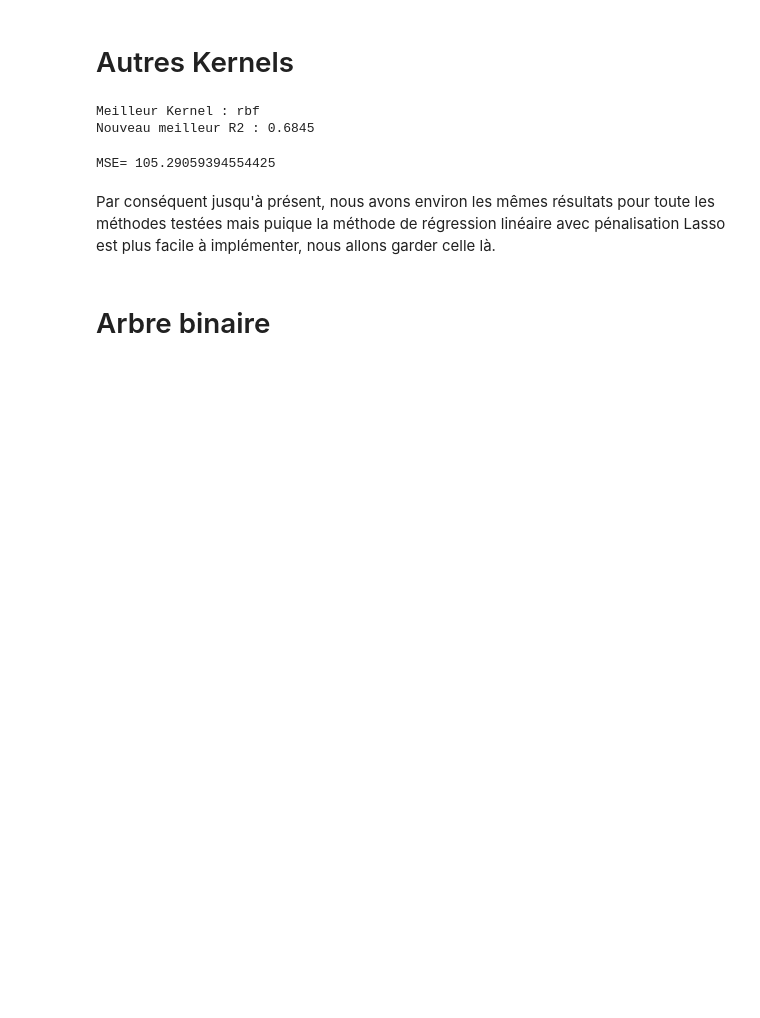
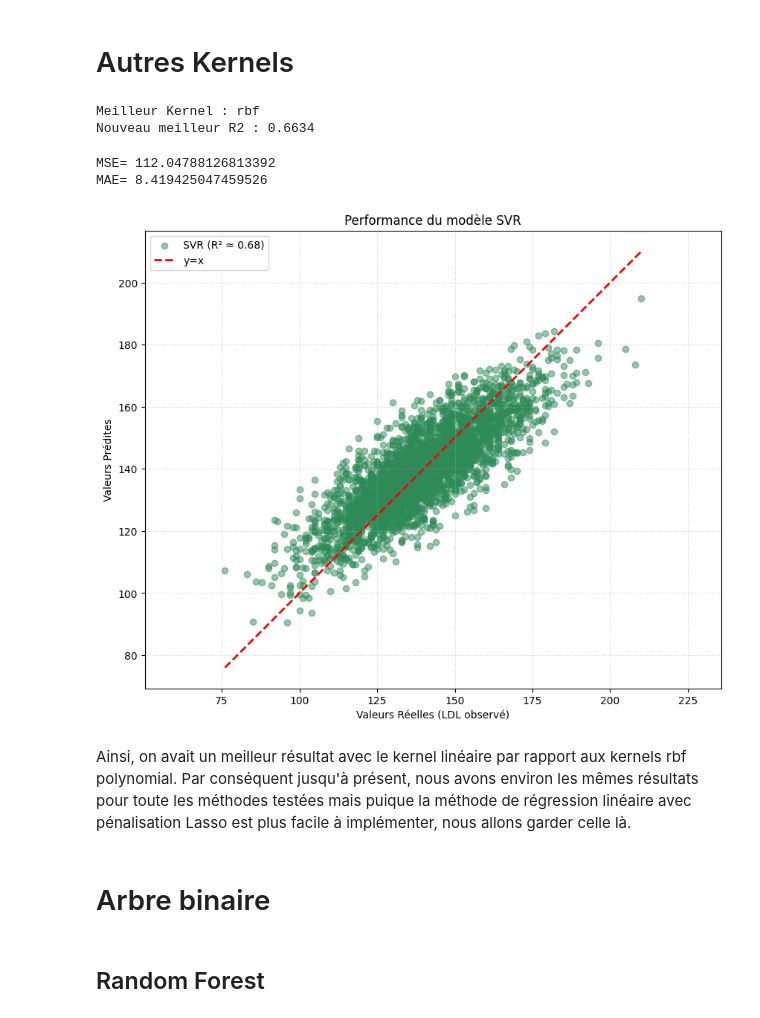
Before and after one commit to Eliott67/Projet_ML, a Jupyter notebook: notebook_python_cholesterol_LDL.ipynb, the cells around one changed output. Cells and saved outputs as stored; diff of their text form; code cells hidden in the pictures; blank space fills up the shorter version.

```diff
--- a/notebook_python_cholesterol_LDL.ipynb
+++ b/notebook_python_cholesterol_LDL.ipynb
@@ -300,7 +300,7 @@ from sklearn.model_selection import GridSearchCV
 param_svr_lin = [
     {
         'kernel': ['linear'],
-        'C': [0.1, 1, 10, 100],
+        'C': [0.1,0.2,0.3,0.4,0.5,0.7, 1,1.2,1.4,1.6,1.8,2],
         'epsilon': [0.01, 0.1, 0.5]
     }
 ]
@@ -358,26 +358,24 @@ On va passer maintenant a des kernels différents pour vois si on a des meilleur
 # %% [markdown]
 # Autres Kernels
 # %%
-param_grid_SVR_full = [
+param_grid_SVR = [
     {
+        # On garde le RBF car c'est le standard,
+        # mais on reste sur des valeurs de C raisonnables
         'kernel': ['rbf'],
-        'C': [1, 10, 100, 500],
-        'gamma': ['scale', 'auto', 0.1, 0.01],
-        'epsilon': [0.1, 0.01]
+        'C': [0.5, 1, 5, 10],
+        'gamma': ['scale'], # 'scale' est souvent le meilleur choix statistique
+        'epsilon': [0.1, 0.05] # On affine la précision du tube
     },
     {
+        # Pour le Poly, on reste sur du degré 2 (courbe simple)
+        # car ton arbre montre qu'il n'y a pas de complexité fractale
         'kernel': ['poly'],
-        'degree': [2, 3],
-        'C': [0.1, 1, 10],
-        'epsilon': [0.1, 0.01]
-    },
-    {
-        'kernel': ['sigmoid'],
-        'C': [0.1, 1, 10],
-        'gamma': ['scale', 0.1]
+        'degree': [2],
+        'C': [1, 5],
+        'epsilon': [0.1]
     }
 ]
-
 grid_svr_nonlin = GridSearchCV(SVR(), param_grid_SVR, cv=5, scoring='r2', n_jobs=-1)
 grid_svr_nonlin.fit(X_train, Y_train)
 
@@ -385,13 +383,44 @@ print(f"Meilleur Kernel : {grid_svr_nonlin.best_params_['kernel']}")
 print(f"Nouveau meilleur R2 : {grid_svr_nonlin.best_score_:.4f}")
 # %% [output]
 Meilleur Kernel : rbf
-Nouveau meilleur R2 : 0.6845
+Nouveau meilleur R2 : 0.6634
 # %%
 predict_SVR_rbf=grid_svr_nonlin.predict(X_test)
 print("MSE=",mean_squared_error(predict_SVR_rbf,Y_test))
+print("MAE=",mean_absolute_error(Y_test, predict_SVR_rbf))
 # %% [output]
-MSE= 105.29059394554425
+MSE= 112.04788126813392
+MAE= 8.419425047459526
+# %%
+from sklearn.metrics import r2_score
+
+r2_svr = r2_score(Y_test, predict_SVR)
+
+# 2. Création du graphique
+plt.figure(figsize=(10, 8))
+
+# Affichage des points du SVR
+plt.scatter(Y_test, predict_SVR, alpha=0.5, color='seagreen', marker='o', label=f'SVR (R² ≈ {r2_svr:.2f})')
+
+# 3. Ligne de perfection (y = x) pour bien voir l'alignement
+lims = [min(Y_test.min(), predict_SVR.min()), max(Y_test.max(), predict_SVR.max())]
+plt.plot(lims, lims, 'r--', lw=2, label='y=x')
+
+# 4. Habillage
+plt.xlabel('Valeurs Réelles (LDL observé)')
+plt.ylabel('Valeurs Prédites')
+plt.title('Performance du modèle SVR')
+plt.legend()
+plt.grid(True, linestyle=':', alpha=0.6)
+plt.axis('equal')
+
+plt.show()
+# %% [output]
+[figure, added]
 # %% [markdown]
+Ainsi, on avait un meilleur résultat avec le kernel linéaire par rapport aux kernels rbf polynomial.
 Par conséquent jusqu'à présent, nous avons environ les mêmes résultats pour toute les méthodes testées mais puique la méthode de régression linéaire avec pénalisation Lasso est plus facile à implémenter, nous allons garder celle là.
 # %% [markdown]
 # Arbre binaire
+# %% [markdown]
+## Random Forest
```
Also changed, not shown: parts of 16 cells of this notebook, 1 other file.
